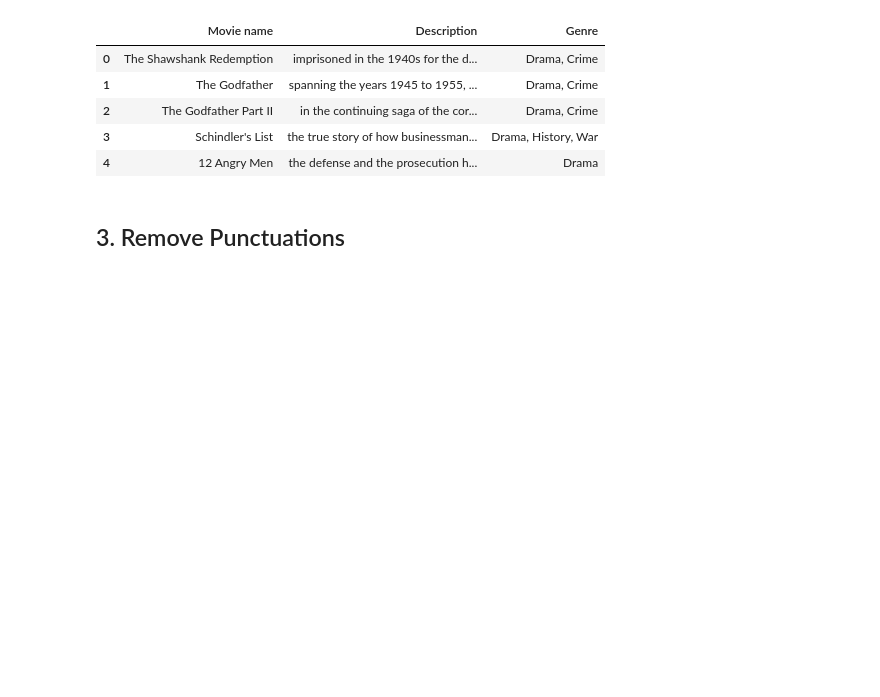
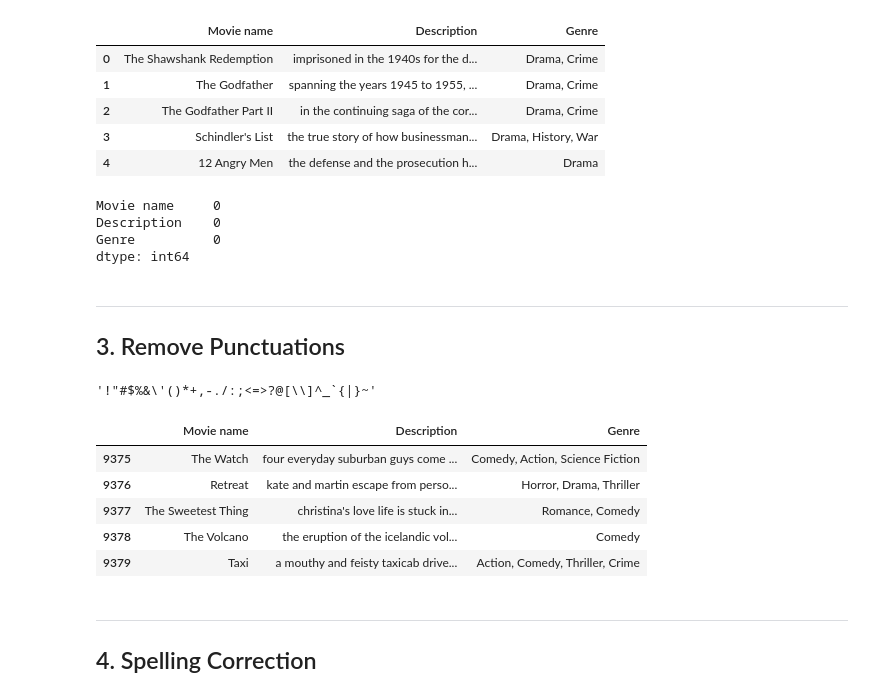
Before and after one commit to atharparvezce/nlp-project1-text-preprocessing, a Jupyter notebook: nlp-project1-text-preprocessing.ipynb, the cells around one changed output. Cells and saved outputs as stored; diff of their text form; code cells hidden in the pictures; blank space fills up the shorter version.

```diff
--- a/nlp-project1-text-preprocessing.ipynb
+++ b/nlp-project1-text-preprocessing.ipynb
@@ -53,5 +55,27 @@ df.head()
 | 2 | The Godfather Part II | in the continuing saga of the cor... | Drama, Crime |
 | 3 | Schindler's List | the true story of how businessman... | Drama, History, War |
 | 4 | 12 Angry Men | the defense and the prosecution h... | Drama |
+# %%
+# Remove rows where Description is NaN
+
+df = df.dropna(subset=['Description'])
+# %%
+# Remove all rows that contain NaN in any column
+df = df.dropna()
+# %%
+df.isnull().sum()
+# %% [output]
+Movie name     0
+Description    0
+Genre          0
+dtype: int64
 # %% [markdown]
+---
 ## 3. Remove Punctuations
+# %%
+import string
+import time
+
+string.punctuation
+# %% [output]
+'!"#$%&\'()*+,-./:;<=>?@[\\]^_`{|}~'
@@ -57,0 +87,12 @@ df.head()
+# %%
+df.tail(5)
+# %% [output]
+|  | Movie name | Description | Genre |
+| 9375 | The Watch | four everyday suburban guys come ... | Comedy, Action, Science Fiction |
+| 9376 | Retreat | kate and martin escape from perso... | Horror, Drama, Thriller |
+| 9377 | The Sweetest Thing | christina's love life is stuck in... | Romance, Comedy |
+| 9378 | The Volcano | the eruption of the icelandic vol... | Comedy |
+| 9379 | Taxi | a mouthy and feisty taxicab drive... | Action, Comedy, Thriller, Crime |
+# %% [markdown]
+---
+## 4. Spelling Correction
```
Also changed, not shown: parts of 23 cells of this notebook, 1 other file.
